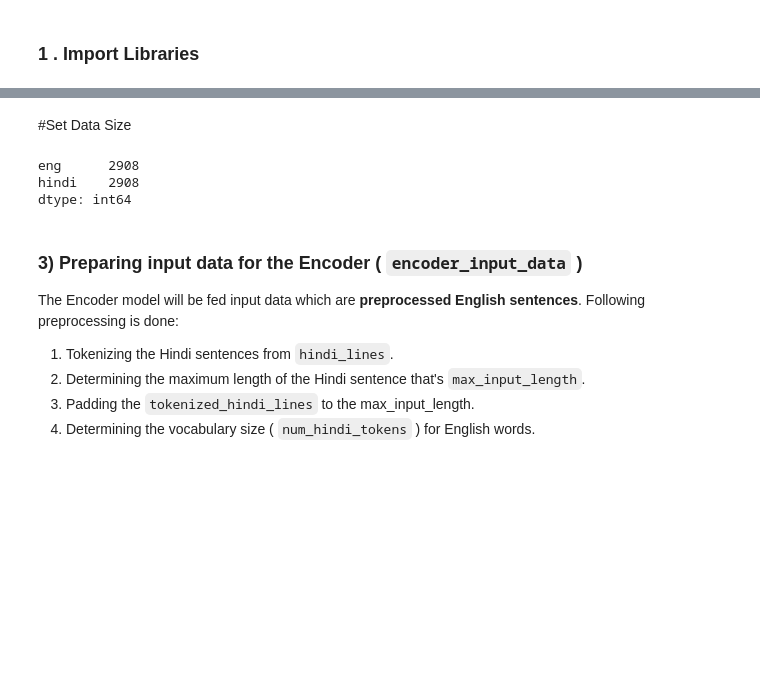
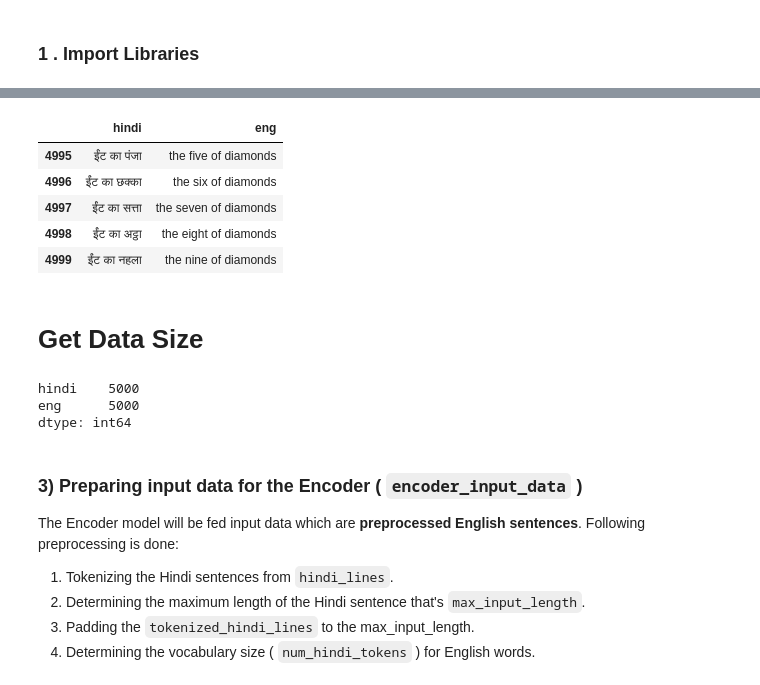
Before and after one commit to ASIF-Mahmud1/machine-translation, a Jupyter notebook: train/hindi_to_english/hindi_to_english.ipynb, the cells around one changed output, grey strips where cells are left out. Drawn from its saved outputs; the diff is of its cells as text; code cells hidden in the pictures; blank space fills up the shorter version.

Commit message:
[edit] use IIT Bombay dataset

```diff
--- a/train/hindi_to_english/hindi_to_english.ipynb
+++ b/train/hindi_to_english/hindi_to_english.ipynb
@@ -22,3 +24,5 @@ Mounted at /content/drive
+# %%
+data_size=5000
 # %% [markdown]
 ## Preparing Data
 # %% [markdown]
@@ -70,0 +56,4 @@ lines.tail()
+# %%
+!pip install datasets==1.18.1
+from datasets import load_dataset
+dataset = load_dataset("cfilt/iitb-english-hindi")
@@ -71,11 +81,30 @@ lines.tail()
+# %%
+
+
+pairs=[]
+for translation_pair in dataset["train"]["translation"]:
+  source_sentence = translation_pair["hi"]
+  target_sentence = translation_pair["en"]
+  pairs.append([source_sentence, target_sentence])
+
+
+lines= pd.DataFrame(columns=[ "hindi","eng"], data=pairs)
+lines= lines[:data_size]
+lines.tail()
+# %% [output]
+|  | hindi | eng |
+| 4995 | ईंट का पंजा | the five of diamonds |
+| 4996 | ईंट का छक्का | the six of diamonds |
+| 4997 | ईंट का सत्ता | the seven of diamonds |
+| 4998 | ईंट का अट्ठा | the eight of diamonds |
+| 4999 | ईंट का नहला | the nine of diamonds |
 # %% [markdown]
-#Set Data Size
+# Get Data Size
 # %%
-lines= lines[:2908]
 lines.count()
 # %% [output]
-eng      2908
-hindi    2908
+hindi    5000
+eng      5000
 dtype: int64
 # %% [markdown]
 ### 3) Preparing input data for the Encoder ( `encoder_input_data` )
```
Also changed, not shown: parts of 17 cells of this notebook.
